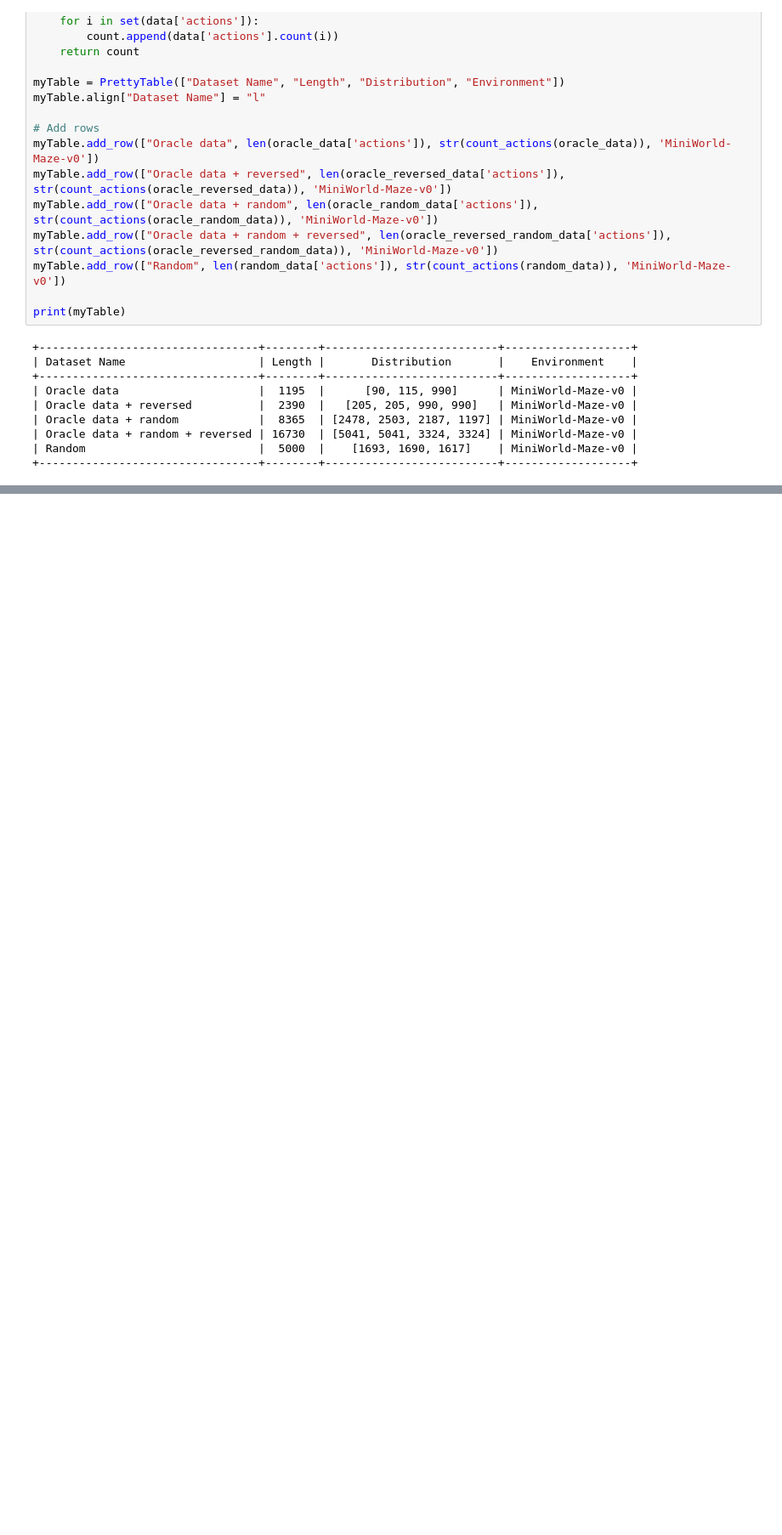
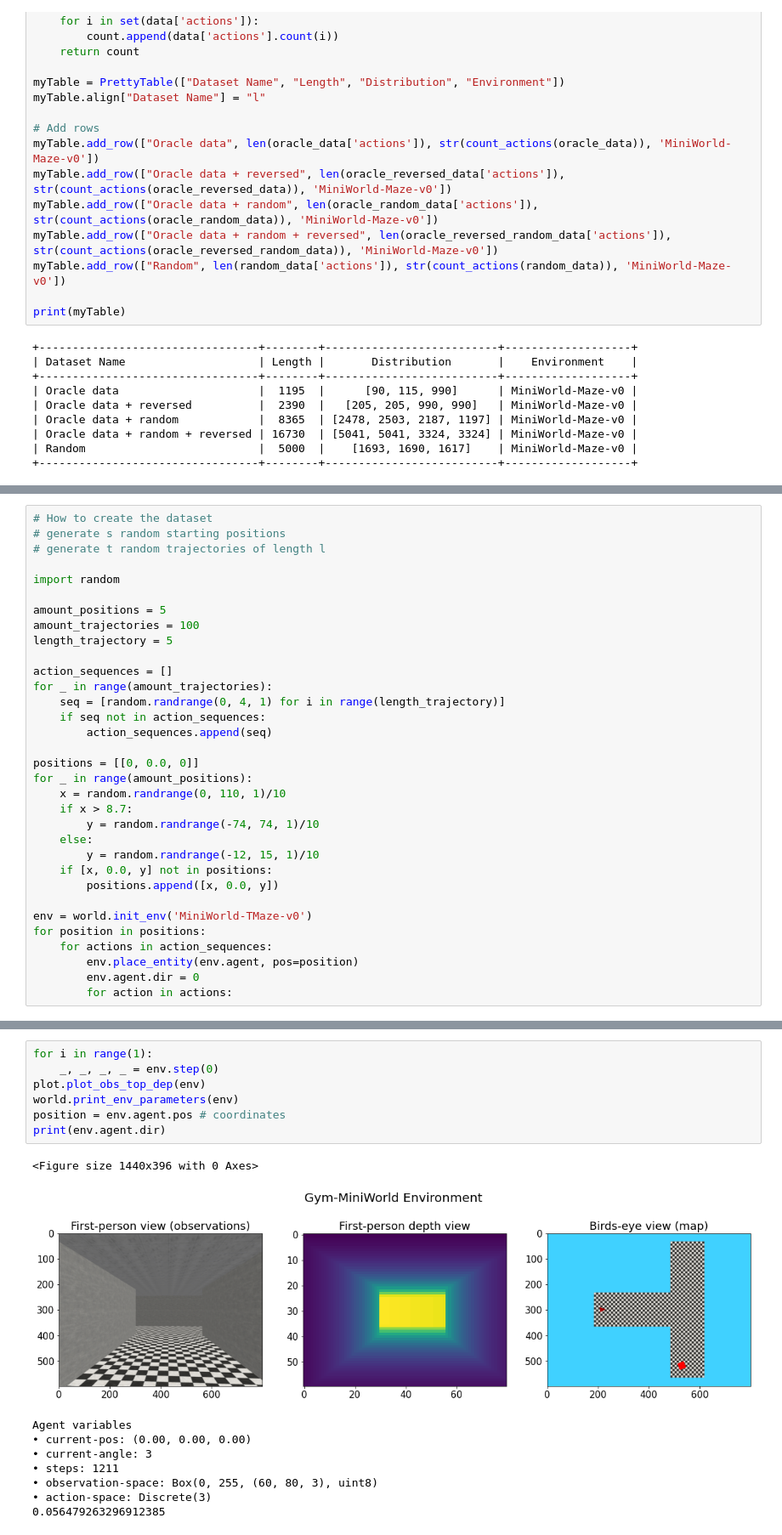
Before and after one commit to Mariusmarten/SpatialMemory, a Jupyter notebook: _dataset-generation.ipynb, the cells around one changed output, grey strips where cells are left out. Shown: that part at 85% size. Drawn from its saved outputs; the diff is of its cells as text; blank space fills up the shorter version.

```diff
--- a/_dataset-generation.ipynb
+++ b/_dataset-generation.ipynb
@@ -151,0 +185,33 @@ print(myTable)
+# %%
+# How to create the dataset
+# generate s random starting positions
+# generate t random trajectories of length l
+
+import random
+
+amount_positions = 5
+amount_trajectories = 100
+length_trajectory = 5
+
+action_sequences = []
+for _ in range(amount_trajectories):
+    seq = [random.randrange(0, 4, 1) for i in range(length_trajectory)]
+    if seq not in action_sequences:
+        action_sequences.append(seq)
+
+positions = [[0, 0.0, 0]]
+for _ in range(amount_positions):
+    x = random.randrange(0, 110, 1)/10
+    if x > 8.7:
+        y = random.randrange(-74, 74, 1)/10
+    else:
+        y = random.randrange(-12, 15, 1)/10
+    if [x, 0.0, y] not in positions:
+        positions.append([x, 0.0, y])
+
+env = world.init_env('MiniWorld-TMaze-v0')
+for position in positions:
+    for actions in action_sequences:
+        env.place_entity(env.agent, pos=position)
+        env.agent.dir = 0
+        for action in actions:
@@ -151,0 +332,17 @@ print(myTable)
+# %%
+for i in range(1):
+    _, _, _, _ = env.step(0)
+plot.plot_obs_top_dep(env)
+world.print_env_parameters(env)
+position = env.agent.pos # coordinates
+print(env.agent.dir)
+# %% [output]
+<Figure size 1440x396 with 0 Axes>
+[figure, added]
+Agent variables
+• current-pos: (0.00, 0.00, 0.00)
+• current-angle: 3
+• steps: 1211
+• observation-space: Box(0, 255, (60, 80, 3), uint8)
+• action-space: Discrete(3)
+0.056479263296912385
```
Also changed, not shown: parts of 9 cells of this notebook, 22 other files.
